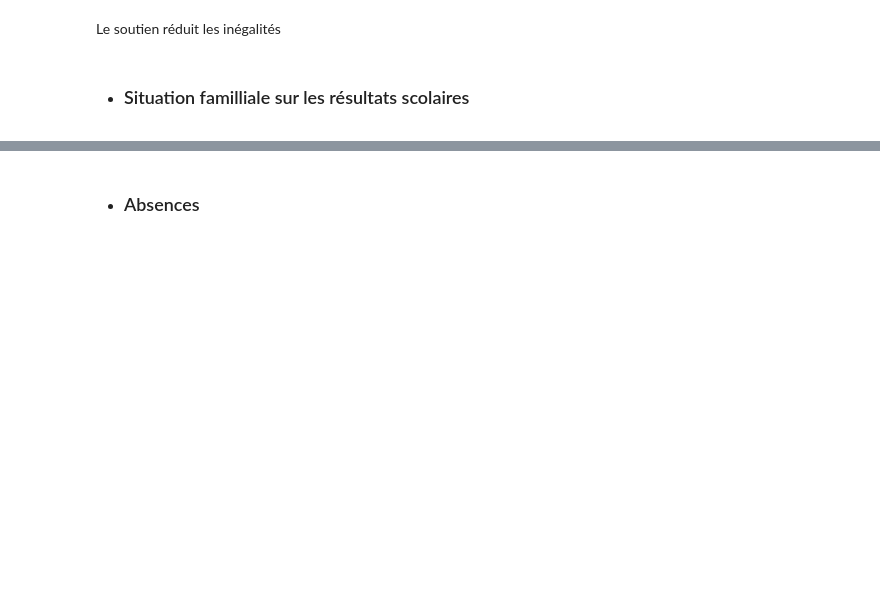
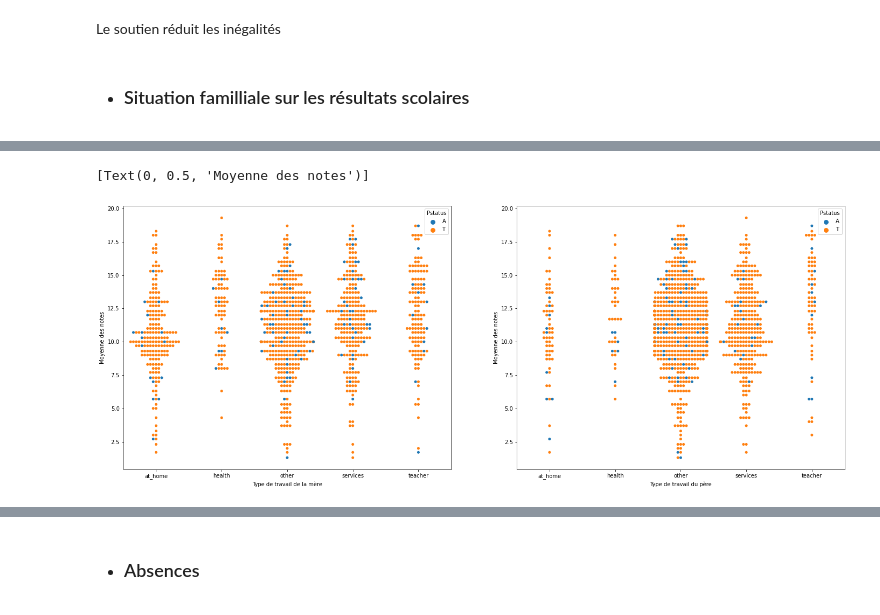
Before and after one commit to QvHub/student_alcohol_consumption, a Jupyter notebook: analyse_alcool_et_resultat_scolaire_maya_khaled_quentin.ipynb, the cells around one changed output, grey strips where cells are left out. Saved outputs shown, nothing was run; the diff lists cells and outputs as text; code cells hidden in the pictures; blank space fills up the shorter version.

```diff
--- a/analyse_alcool_et_resultat_scolaire_maya_khaled_quentin.ipynb
+++ b/analyse_alcool_et_resultat_scolaire_maya_khaled_quentin.ipynb
@@ -486,15 +602,18 @@ g.map(sns.histplot, "G4")
 # %%
 plt.figure(figsize=(24,9))
 plt.subplot(121)
-ax = sns.swarmplot(x="Mjob",y="G4",hue="Pstatus",data=df, dodge = False)
+ax = sns.swarmplot(x="Mjob",y="G4",hue="Pstatus",data=df, order=["at_home", "health","other","services","teacher"], dodge = False)
 ax.set(xlabel="Type de travail de la mère")
 ax.set(ylabel="Moyenne des notes")
 
 plt.subplot(122)
-ax = sns.swarmplot(x="Fjob",y="G4",hue="Pstatus",data=df, dodge = False)
+ax = sns.swarmplot(x="Fjob",y="G4",hue="Pstatus",data=df, order=["at_home", "health","other","services","teacher"], dodge = False)
 
 ax.set(xlabel="Type de travail du père")
 ax.set(ylabel="Moyenne des notes")
+# %% [output]
+[Text(0, 0.5, 'Moyenne des notes')]
+[figure, added]
 # %%
 plt.figure(figsize=(24,9))
 plt.subplot(121)
```
Also changed, not shown: parts of 29 cells of this notebook.
